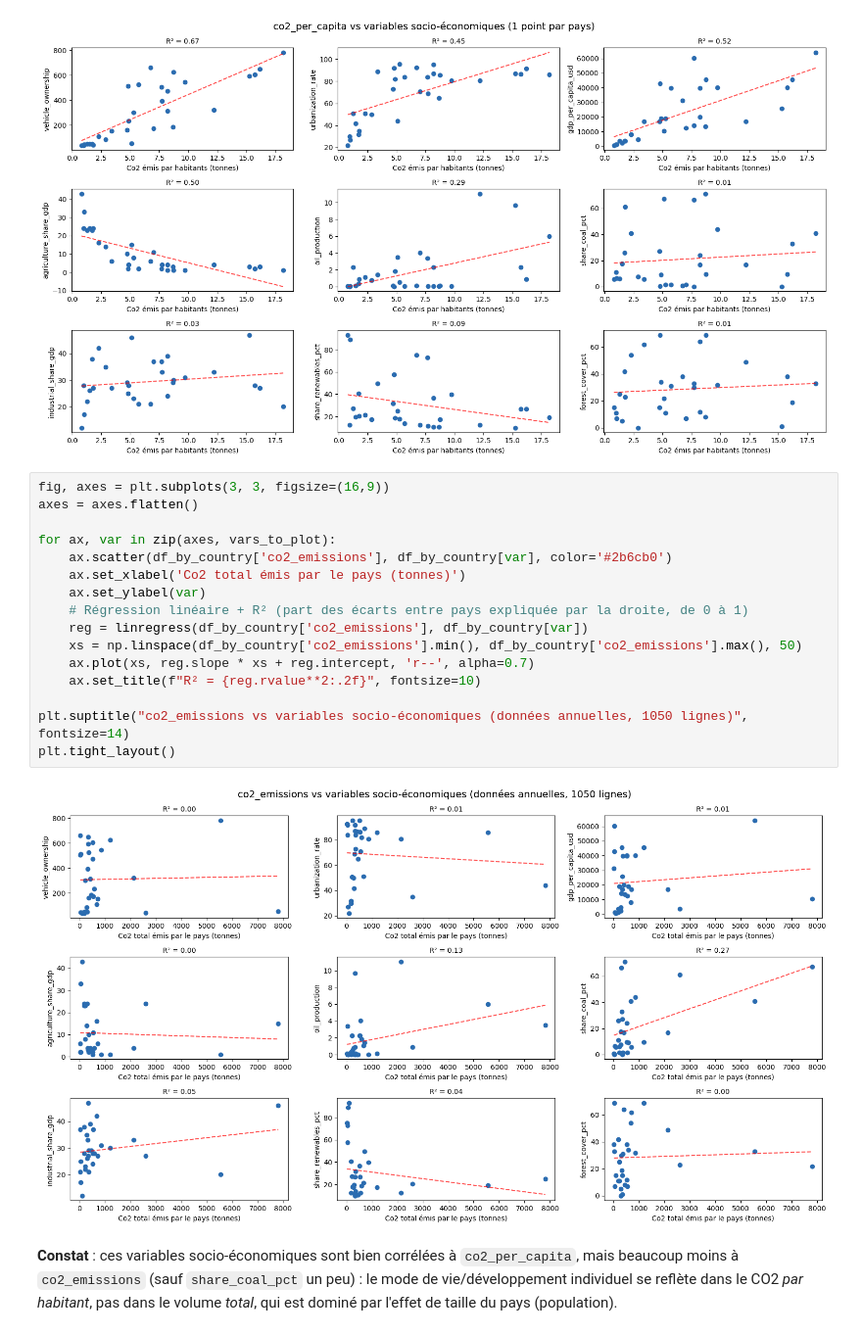
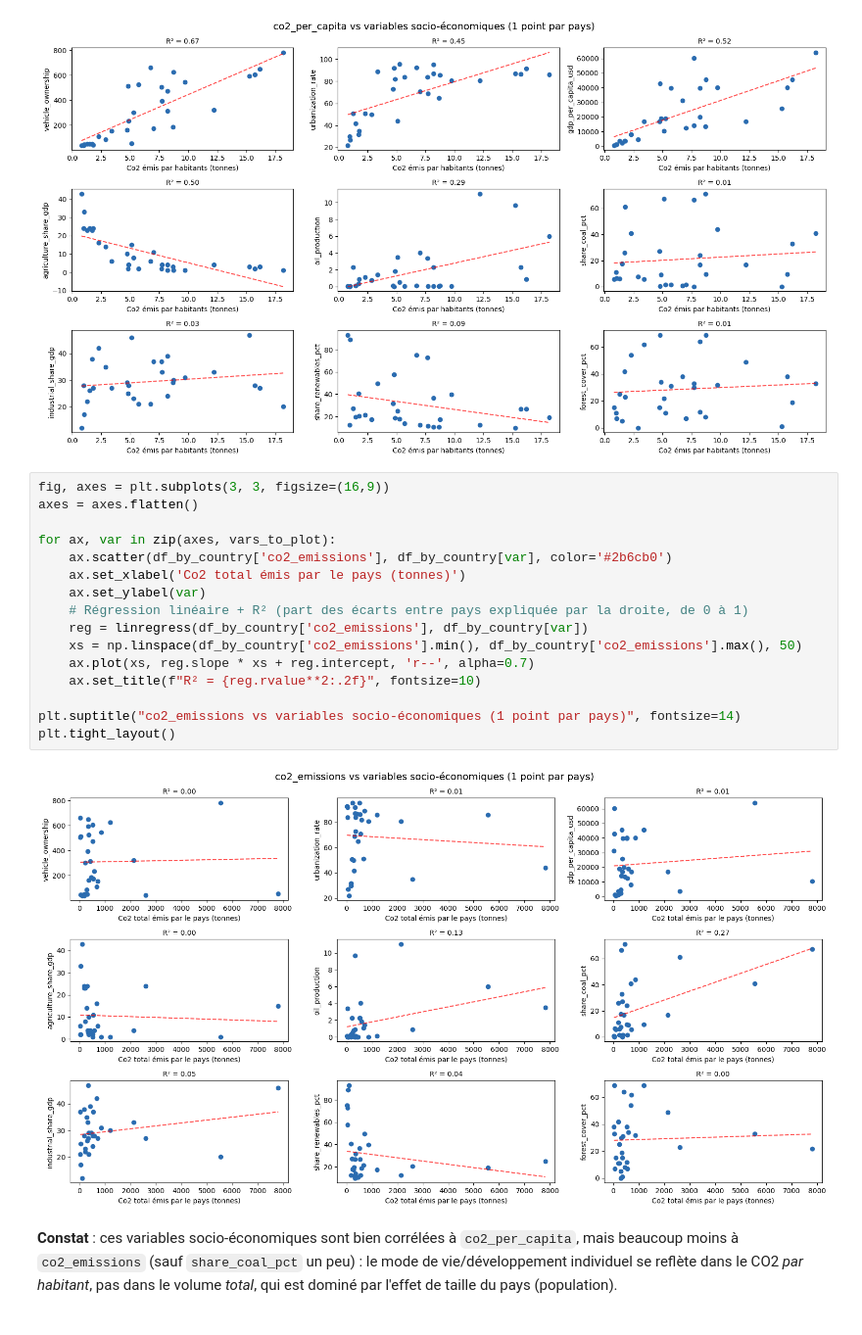
Before and after one commit to julietteboron/DESU_projet, a Jupyter notebook: Climat_DM_clean.ipynb, the cells around one changed output. Shown at 98% size. Cells and saved outputs as stored; diff of their text form.

```diff
--- a/Climat_DM_clean.ipynb
+++ b/Climat_DM_clean.ipynb
@@ -183,20 +188,20 @@ plt.tight_layout()
 # %%
 fig, axes = plt.subplots(3, 3, figsize=(16,9))
 axes = axes.flatten()
 
 for ax, var in zip(axes, vars_to_plot):
     ax.scatter(df_by_country['co2_emissions'], df_by_country[var], color='#2b6cb0')
     ax.set_xlabel('Co2 total émis par le pays (tonnes)')
     ax.set_ylabel(var)
     # Régression linéaire + R² (part des écarts entre pays expliquée par la droite, de 0 à 1)
     reg = linregress(df_by_country['co2_emissions'], df_by_country[var])
     xs = np.linspace(df_by_country['co2_emissions'].min(), df_by_country['co2_emissions'].max(), 50)
     ax.plot(xs, reg.slope * xs + reg.intercept, 'r--', alpha=0.7)
     ax.set_title(f"R² = {reg.rvalue**2:.2f}", fontsize=10)
 
-plt.suptitle("co2_emissions vs variables socio-économiques (données annuelles, 1050 lignes)", fontsize=14)
+plt.suptitle("co2_emissions vs variables socio-économiques (1 point par pays)", fontsize=14)
 plt.tight_layout()
 # %% [output]
-[figure, old version]
+[figure, new version]
 # %% [markdown]
 **Constat** : ces variables socio-économiques sont bien corrélées à `co2_per_capita`, mais beaucoup moins à `co2_emissions` (sauf `share_coal_pct` un peu) : le mode de vie/développement individuel se reflète dans le CO2 *par habitant*, pas dans le volume *total*, qui est dominé par l'effet de taille du pays (population).
```
Also changed, not shown: parts of 25 cells of this notebook.
